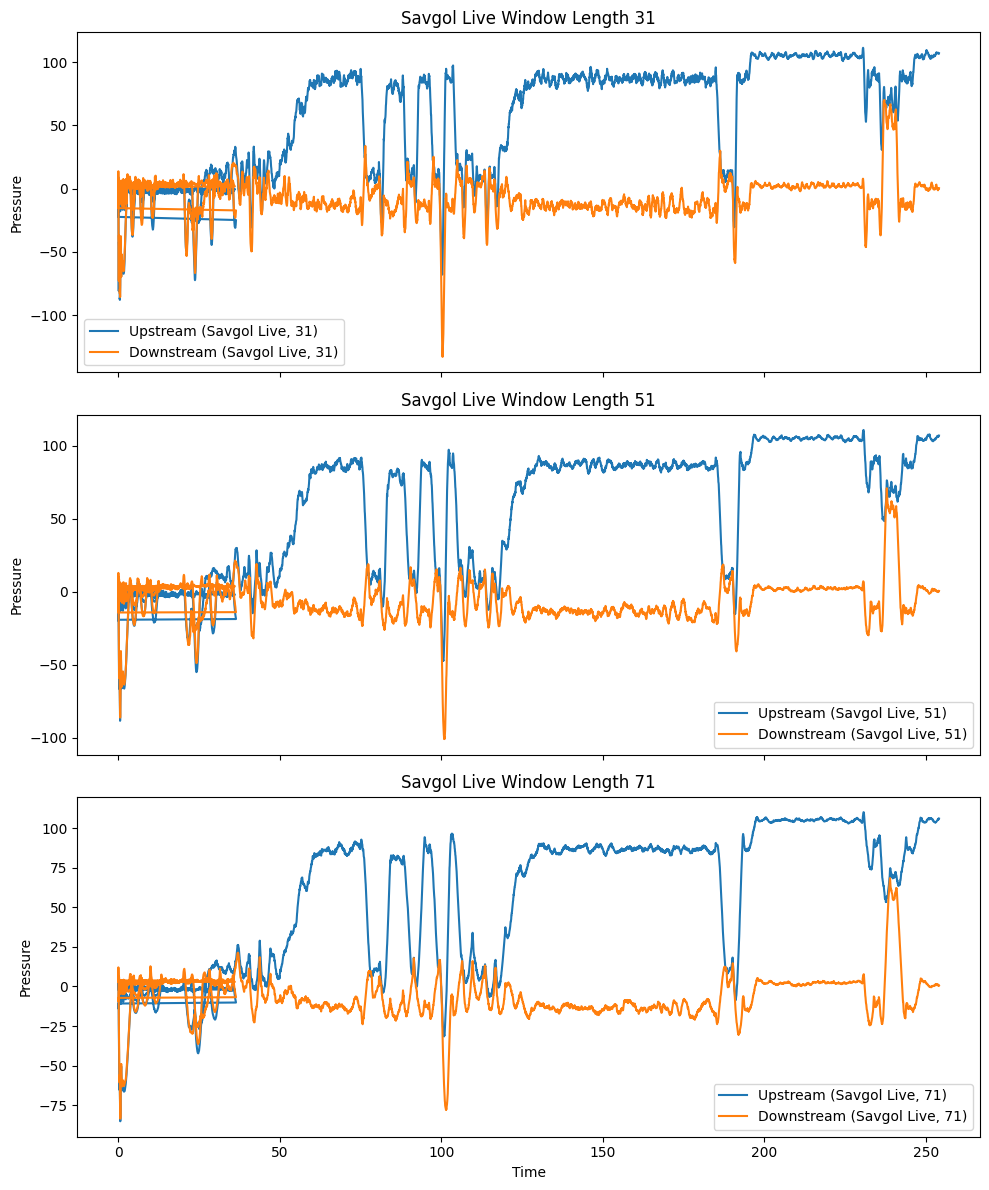
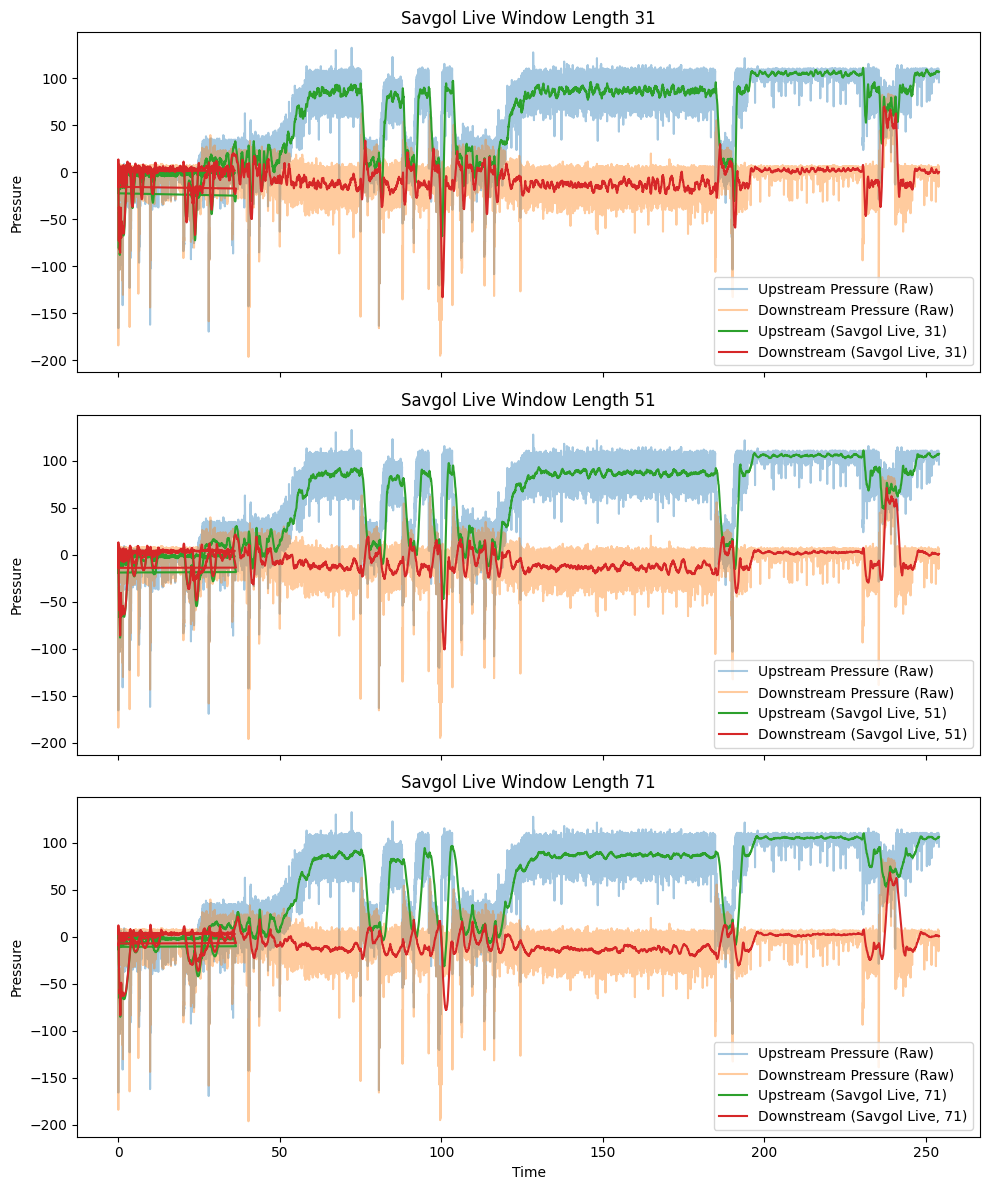
The notebook cell's code change between the first figure and the second:
--- before
+++ after
@@ -25,4 +25,6 @@
     shifted_downstream = pd.Series(downstream_filtered).shift(half_window)
 
+    ax.plot(df["Time"], df["Upstream Pressure"], label="Upstream Pressure (Raw)", alpha=0.4)
+    ax.plot(df["Time"], df["Downstream Pressure"], label="Downstream Pressure (Raw)", alpha=0.4)
     ax.plot(df["Time"], shifted_upstream, label=f"Upstream (Savgol Live, {window_length})")
     ax.plot(df["Time"], shifted_downstream, label=f"Downstream (Savgol Live, {window_length})")

Commit: Added EMA.